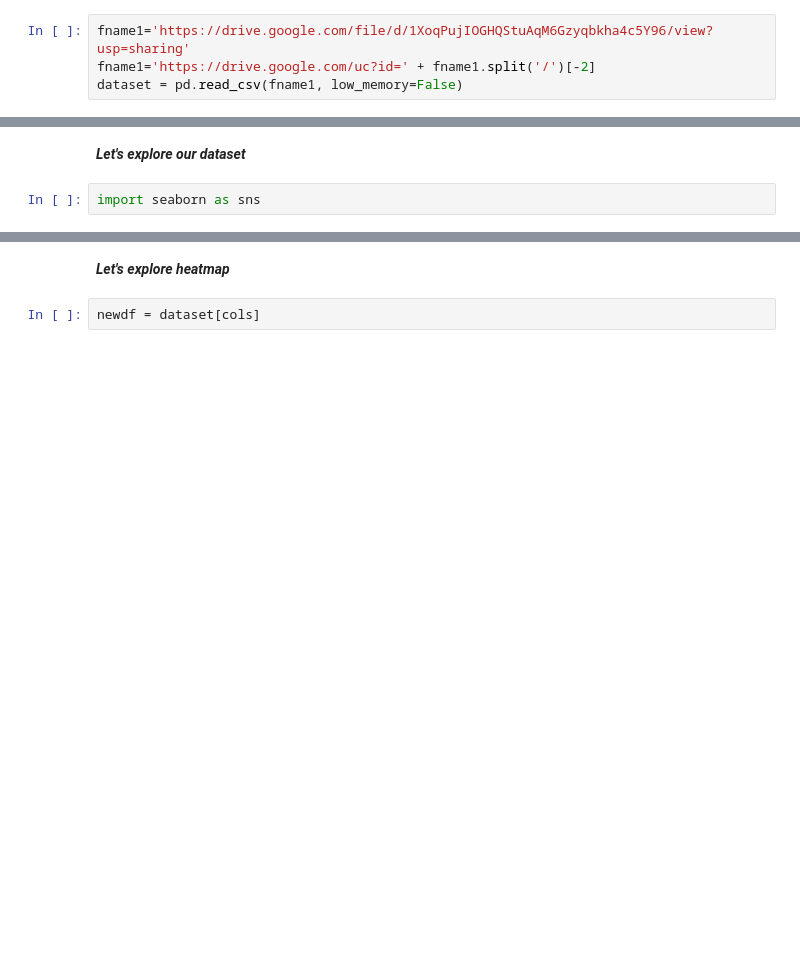
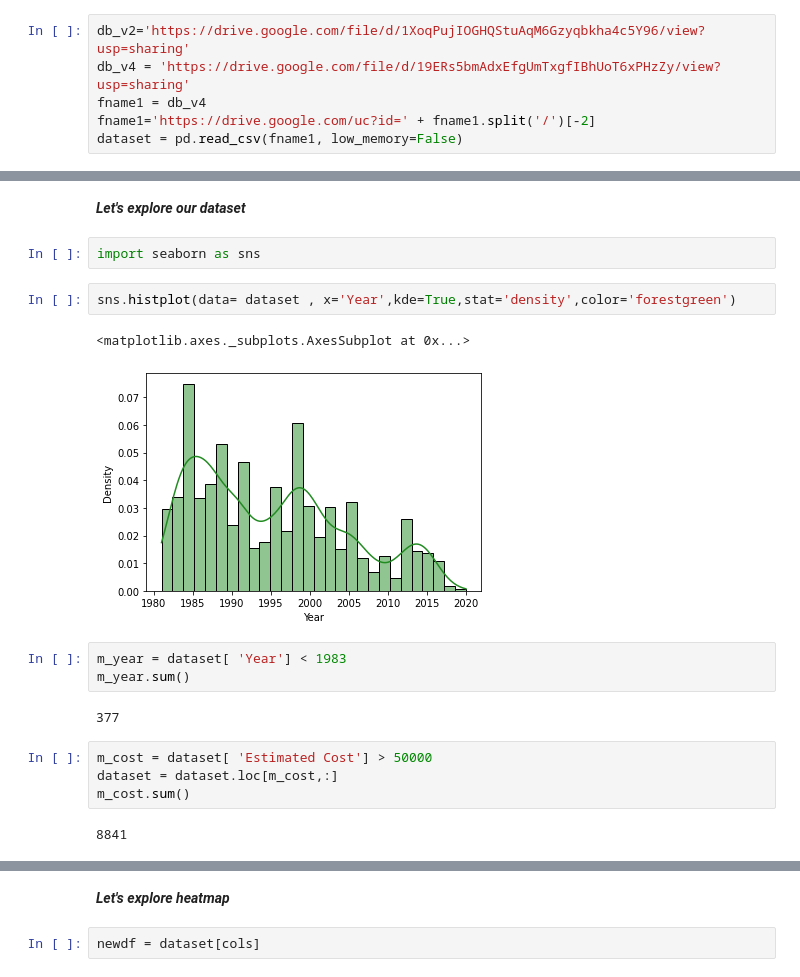
Before and after one commit to LHB-Group/Civil-Work-Bidding-And-Investment-Helper, a Jupyter notebook: NoteBooks/SF_regression_models.ipynb, the cells around one changed output, grey strips where cells are left out. Saved outputs shown, nothing was run; the diff lists cells and outputs as text; blank space fills up the shorter version.

```diff
--- a/NoteBooks/SF_regression_models.ipynb
+++ b/NoteBooks/SF_regression_models.ipynb
@@ -17,7 +17,9 @@ pd.options.display.max_columns = None #The dataset is huge. To see all of the co
 pd.options.display.max_seq_items=1000
 pd.options.display.max_rows=1000
 # %%
-fname1='https://drive.google.com/file/d/1XoqPujIOGHQStuAqM6Gzyqbkha4c5Y96/view?usp=sharing'
+db_v2='https://drive.google.com/file/d/1XoqPujIOGHQStuAqM6Gzyqbkha4c5Y96/view?usp=sharing'
+db_v4 = 'https://drive.google.com/file/d/19ERs5bmAdxEfgUmTxgfIBhUoT6xPHzZy/view?usp=sharing'
+fname1 = db_v4
 fname1='https://drive.google.com/uc?id=' + fname1.split('/')[-2]
 dataset = pd.read_csv(fname1, low_memory=False)
 # %%
@@ -50,3 +75,19 @@ Index(['Unnamed: 0', 'Permit Number', 'Permit Type', 'Permit Type Definition',
 ***Let's explore our dataset***
 # %%
 import seaborn as sns
+# %%
+sns.histplot(data= dataset , x='Year',kde=True,stat='density',color='forestgreen')
+# %% [output]
+<matplotlib.axes._subplots.AxesSubplot at 0x...>
+[figure, added]
+# %%
+m_year = dataset[ 'Year'] < 1983
+m_year.sum()
+# %% [output]
+377
+# %%
+m_cost = dataset[ 'Estimated Cost'] > 50000
+dataset = dataset.loc[m_cost,:]
+m_cost.sum()
+# %% [output]
+8841
```
Also changed, not shown: parts of 44 cells of this notebook.
